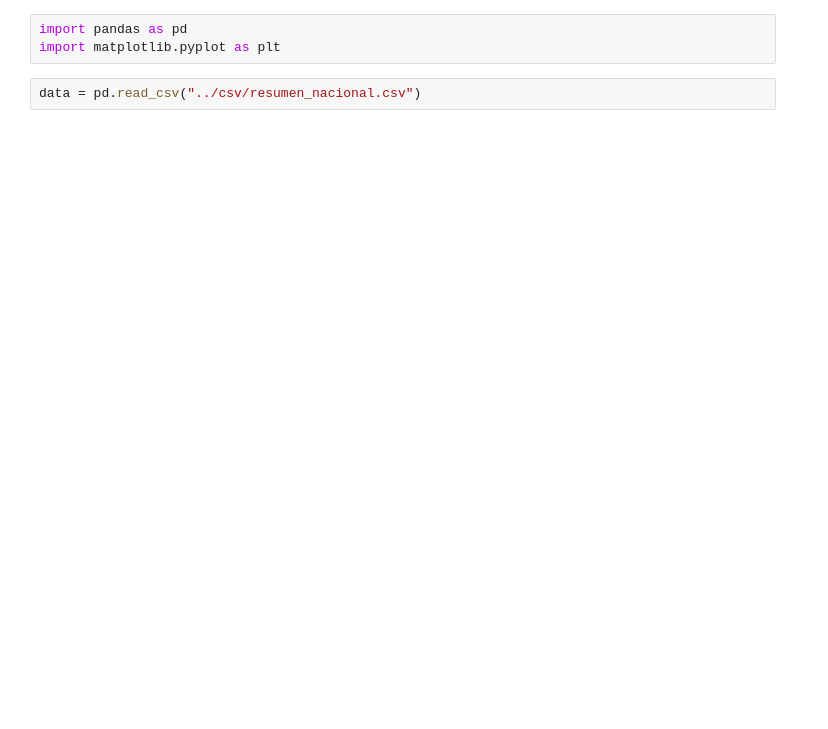
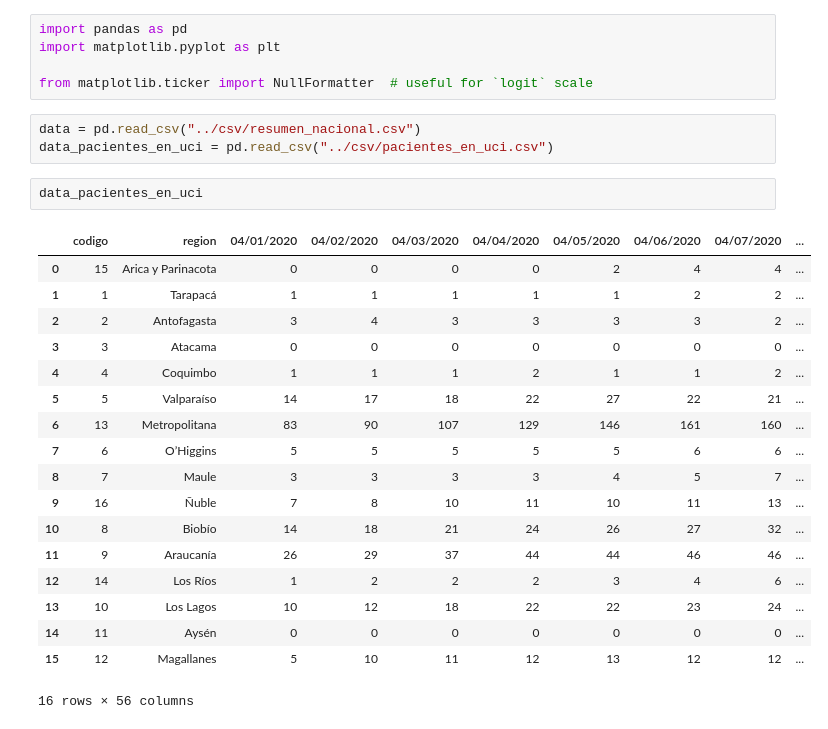
Before and after one commit to jobcito/covid19-data, a Jupyter notebook: Notebooks/Primera lectura de archivos.ipynb, the cells around one changed output. Cells and saved outputs as stored; diff of their text form; blank space fills up the shorter version.

```diff
--- a/Notebooks/Primera lectura de archivos.ipynb
+++ b/Notebooks/Primera lectura de archivos.ipynb
@@ -1,8 +1,32 @@
 # %%
 import pandas as pd
 import matplotlib.pyplot as plt
+
+from matplotlib.ticker import NullFormatter  # useful for `logit` scale
 # %%
 data = pd.read_csv("../csv/resumen_nacional.csv")
+data_pacientes_en_uci = pd.read_csv("../csv/pacientes_en_uci.csv")
+# %%
+data_pacientes_en_uci
+# %% [output]
+|  | codigo | region | 04/01/2020 | 04/02/2020 | 04/03/2020 | 04/04/2020 | 04/05/2020 | 04/06/2020 | 04/07/2020 | ... |
+| 0 | 15 | Arica y Parinacota | 0 | 0 | 0 | 0 | 2 | 4 | 4 | ... |
+| 1 | 1 | Tarapacá | 1 | 1 | 1 | 1 | 1 | 2 | 2 | ... |
+| 2 | 2 | Antofagasta | 3 | 4 | 3 | 3 | 3 | 3 | 2 | ... |
+| 3 | 3 | Atacama | 0 | 0 | 0 | 0 | 0 | 0 | 0 | ... |
+| 4 | 4 | Coquimbo | 1 | 1 | 1 | 2 | 1 | 1 | 2 | ... |
+| 5 | 5 | Valparaíso | 14 | 17 | 18 | 22 | 27 | 22 | 21 | ... |
+| 6 | 13 | Metropolitana | 83 | 90 | 107 | 129 | 146 | 161 | 160 | ... |
+| 7 | 6 | O’Higgins | 5 | 5 | 5 | 5 | 5 | 6 | 6 | ... |
+| 8 | 7 | Maule | 3 | 3 | 3 | 3 | 4 | 5 | 7 | ... |
+| 9 | 16 | Ñuble | 7 | 8 | 10 | 11 | 10 | 11 | 13 | ... |
+| 10 | 8 | Biobío | 14 | 18 | 21 | 24 | 26 | 27 | 32 | ... |
+| 11 | 9 | Araucanía | 26 | 29 | 37 | 44 | 44 | 46 | 46 | ... |
+| 12 | 14 | Los Ríos | 1 | 2 | 2 | 2 | 3 | 4 | 6 | ... |
+| 13 | 10 | Los Lagos | 10 | 12 | 18 | 22 | 22 | 23 | 24 | ... |
+| 14 | 11 | Aysén | 0 | 0 | 0 | 0 | 0 | 0 | 0 | ... |
+| 15 | 12 | Magallanes | 5 | 10 | 11 | 12 | 13 | 12 | 12 | ... |
+16 rows × 56 columns
 # %%
 data.tail()
 # %% [output]
```
Also changed, not shown: parts of 6 cells of this notebook.
